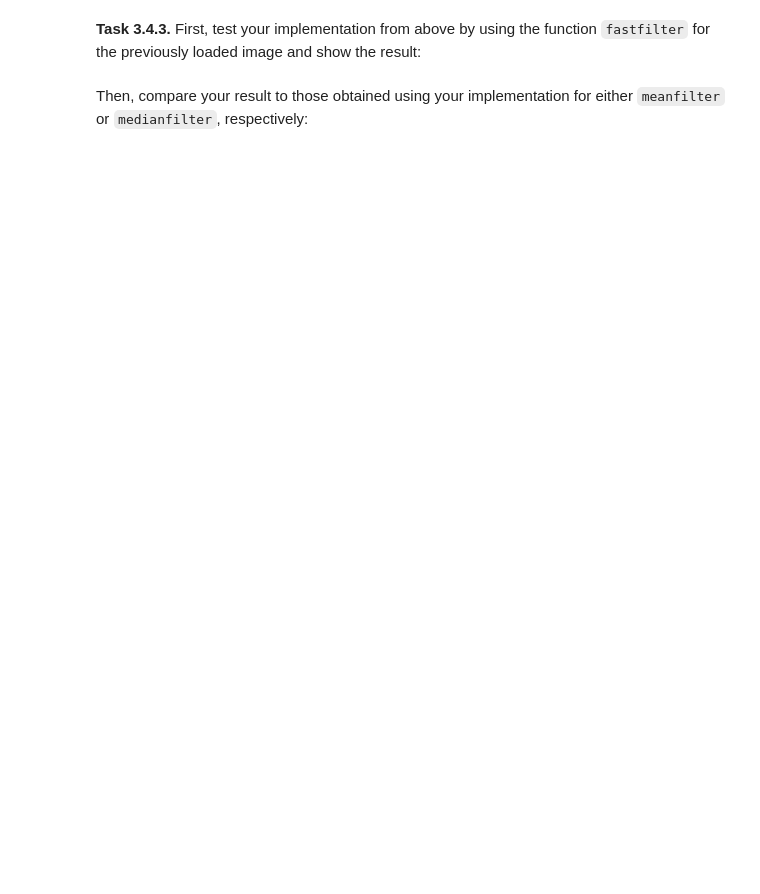
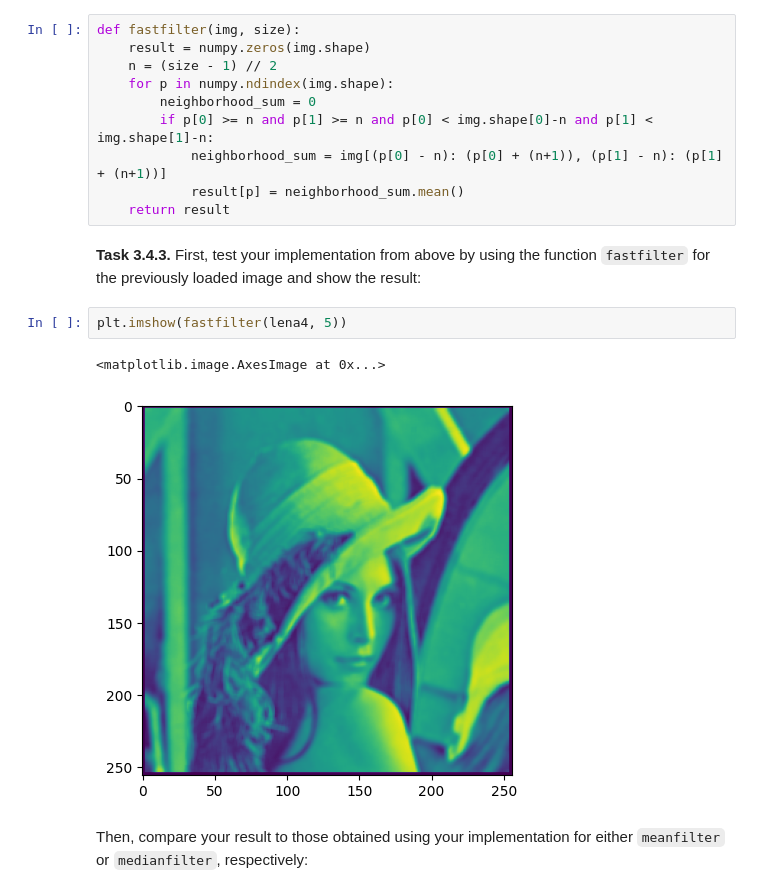
Before and after one commit to annkathrxn/mobi-fs3-python, a Jupyter notebook: task3.ipynb, the cells around one changed output. Drawn from its saved outputs; the diff is of its cells as text; blank space fills up the shorter version.

```diff
--- a/task3.ipynb
+++ b/task3.ipynb
@@ -143,4 +149,19 @@ def fastfilter(img, size):
+# %%
+def fastfilter(img, size):
+    result = numpy.zeros(img.shape)
+    n = (size - 1) // 2
+    for p in numpy.ndindex(img.shape):
+        neighborhood_sum = 0
+        if p[0] >= n and p[1] >= n and p[0] < img.shape[0]-n and p[1] < img.shape[1]-n:
+            neighborhood_sum = img[(p[0] - n): (p[0] + (n+1)), (p[1] - n): (p[1] + (n+1))]
+            result[p] = neighborhood_sum.mean()
+    return result
 # %% [markdown]
 **<a id="#">Task 3.4.3.</a>** First, test your implementation from above by using the function `fastfilter` for the previously loaded image and show the result:
+# %%
+plt.imshow(fastfilter(lena4, 5))
+# %% [output]
+<matplotlib.image.AxesImage at 0x...>
+[figure, added]
 # %% [markdown]
 Then, compare your result to those obtained using your implementation for either `meanfilter` or `medianfilter`, respectively:
```
Also changed, not shown: parts of 8 cells of this notebook.
